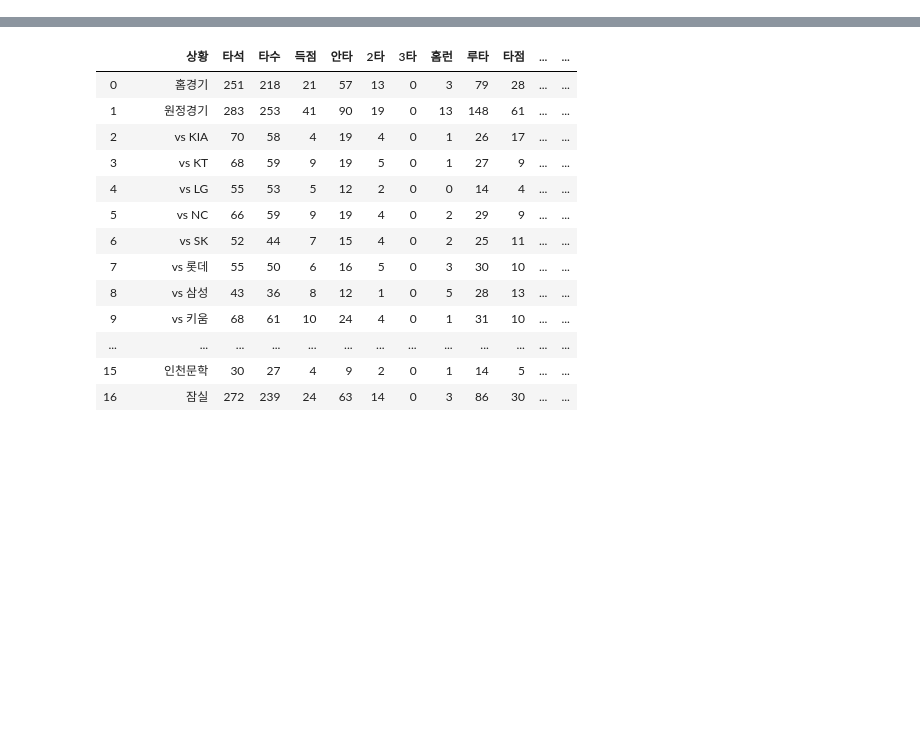
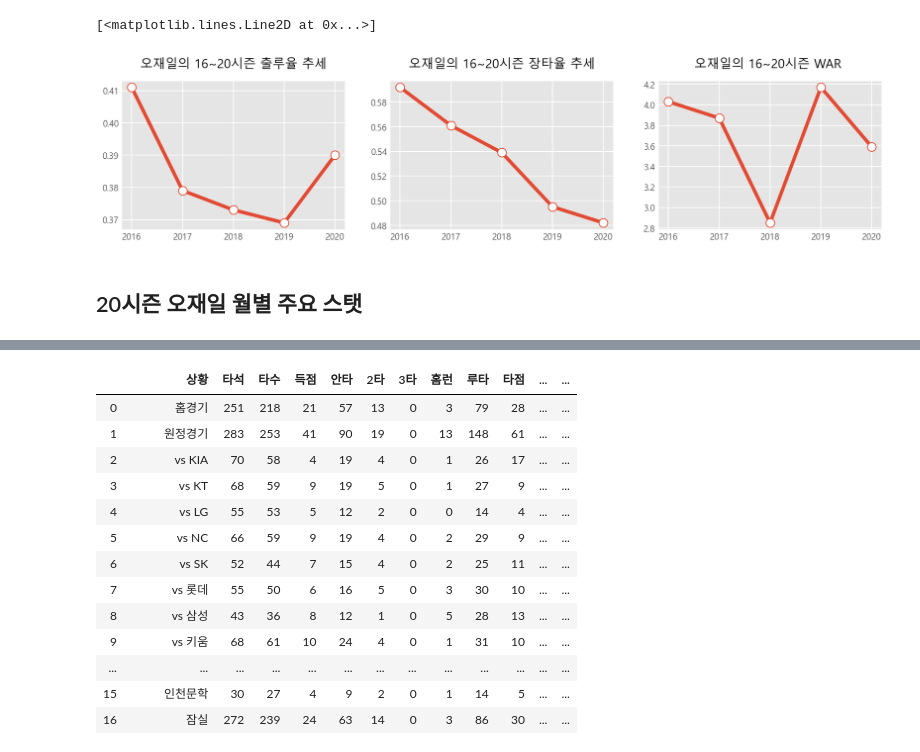
Before and after one commit to jeonprize/KBO-Analysis, a Jupyter notebook: OJL.ipynb, the cells around one changed output, grey strips where cells are left out. Cells and saved outputs as stored; diff of their text form; code cells hidden in the pictures; blank space fills up the shorter version.

```diff
--- a/OJL.ipynb
+++ b/OJL.ipynb
@@ -18,0 +33,20 @@ set_matplotlib_formats("retina")
+# %%
+plt.style.use('ggplot')
+
+plt.figure(figsize=(14,10))
+plt.subplot(331)
+plt.title("오재일의 16~20시즌 출루율 추세",pad=15)
+plt.plot(ojl_season["연도"],ojl_season["출루"],marker='o',markerfacecolor='w',markersize=10)
+
+plt.subplot(332)
+plt.title("오재일의 16~20시즌 장타율 추세",pad=15)
+plt.plot(ojl_season["연도"],ojl_season["장타"],marker='o',markerfacecolor='w',markersize=10)
+
+plt.subplot(333)
+plt.title("오재일의 16~20시즌 WAR ",pad=15)
+plt.plot(ojl_season["연도"],ojl_season["WAR*"],marker='o',markerfacecolor='w',markersize=10)
+# %% [output]
+[<matplotlib.lines.Line2D at 0x...>]
+[figure, added]
+# %% [markdown]
+## 20시즌 오재일 월별 주요 스탯
```
Also changed, not shown: parts of 17 cells of this notebook.
